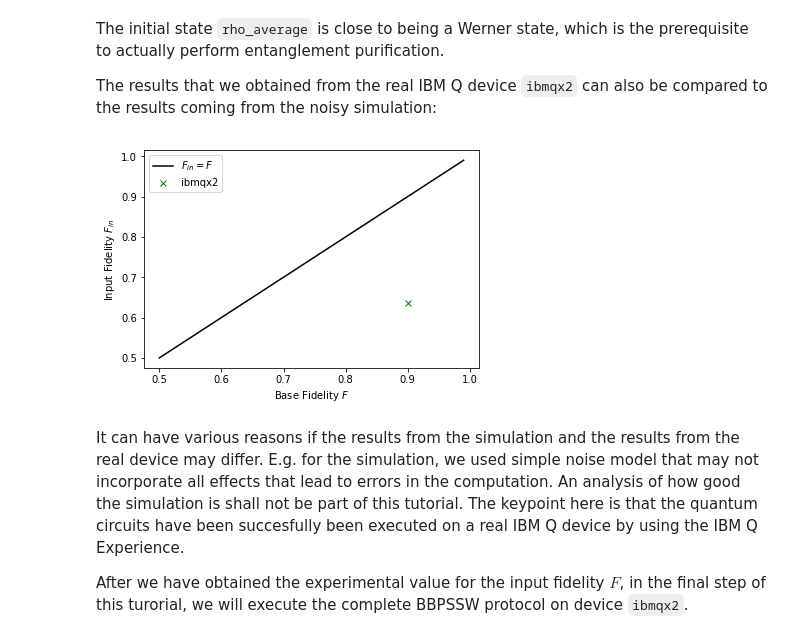
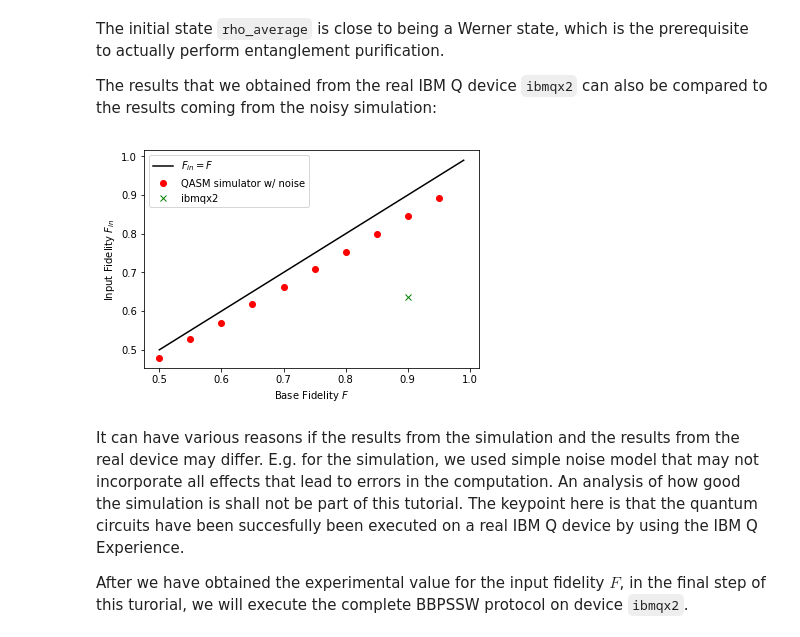
Before and after one commit to a-auer/qiskit, a Jupyter notebook: EntanglementPurification.ipynb, the cells around one changed output. Cells and saved outputs as stored; diff of their text form; code cells hidden in the pictures.

```diff
--- a/EntanglementPurification.ipynb
+++ b/EntanglementPurification.ipynb
@@ -1885,13 +1889,13 @@ The results that we obtained from the real IBM Q device `ibmqx2` can also be com
 # %%
 F_in = np.arange(0.5, 1.0, 0.01)
 plt.plot(F_in, F_in, 'k', label = "$F_{in} = F$")
-#plt.plot(source_fidelities, input_fidelities_noise, 'ro', label='QASM simulator w/ noise')
+plt.plot(source_fidelities, input_fidelities_noise, 'ro', label='QASM simulator w/ noise')
 plt.plot(F_source, experimental_input_fidelity, 'gx', label=backend_IBMQ.name())
 plt.legend()
 plt.xlabel('Base Fidelity $F$')
 plt.ylabel("Input Fidelity $F_{in}$");
 # %% [output]
-[figure, old version]
+[figure, new version]
 # %% [markdown]
 It can have various reasons if the results from the simulation and the results from the real device may differ. E.g. for the simulation, we used simple noise model that may not incorporate all effects that lead to errors in the computation. An analysis of how good the simulation is shall not be part of this tutorial. The keypoint here is that the quantum circuits have been succesfully been executed on a real IBM Q device by using the IBM Q Experience.
 
```
Also changed, not shown: parts of 10 cells of this notebook.
